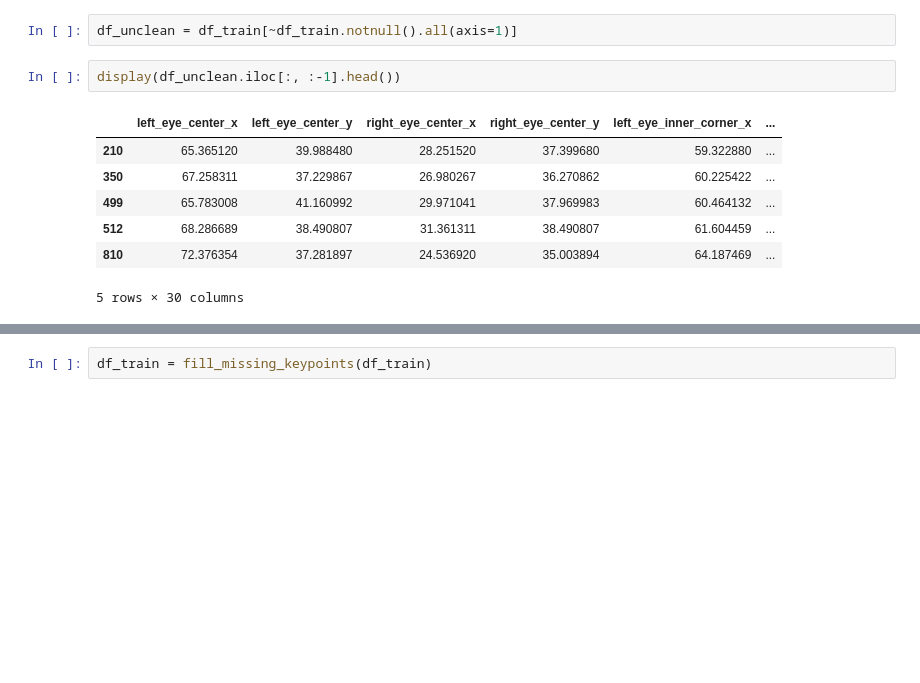
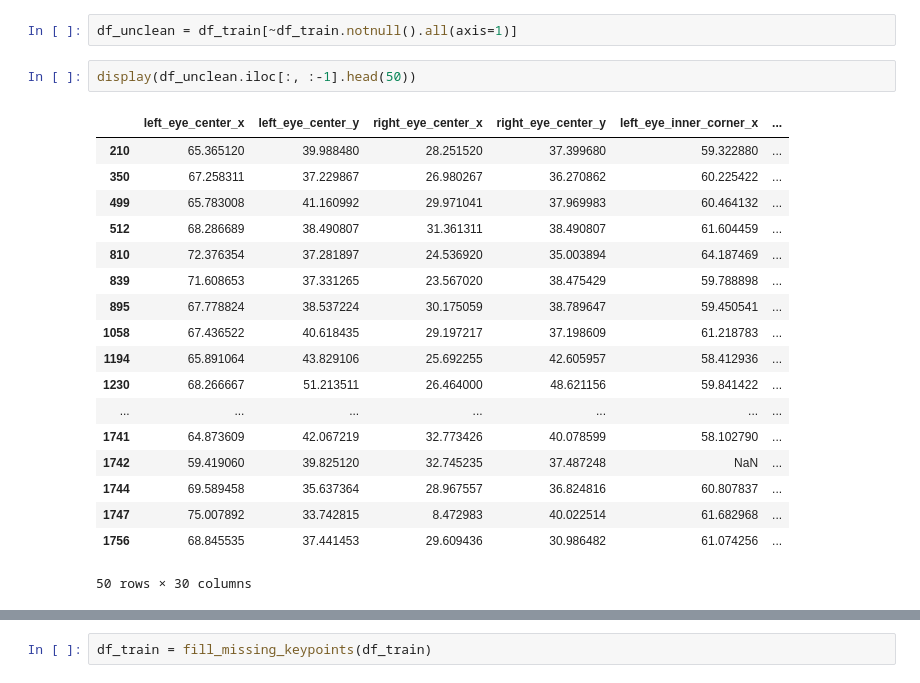
Before and after one commit to NimaNIKOOKAR/Facial-Keypoints-Detection, a Jupyter notebook: facial-detection.ipynb, the cells around one changed output, grey strips where cells are left out. Saved outputs shown, nothing was run; the diff lists cells and outputs as text; blank space fills up the shorter version.

```diff
--- a/facial-detection.ipynb
+++ b/facial-detection.ipynb
@@ -220,13 +244,24 @@ dtype: int64
 # %%
 df_unclean = df_train[~df_train.notnull().all(axis=1)]
 # %%
-display(df_unclean.iloc[:, :-1].head())
+display(df_unclean.iloc[:, :-1].head(50))
 # %% [output]
 |  | left_eye_center_x | left_eye_center_y | right_eye_center_x | right_eye_center_y | left_eye_inner_corner_x | ... |
 | 210 | 65.365120 | 39.988480 | 28.251520 | 37.399680 | 59.322880 | ... |
 | 350 | 67.258311 | 37.229867 | 26.980267 | 36.270862 | 60.225422 | ... |
 | 499 | 65.783008 | 41.160992 | 29.971041 | 37.969983 | 60.464132 | ... |
 | 512 | 68.286689 | 38.490807 | 31.361311 | 38.490807 | 61.604459 | ... |
 | 810 | 72.376354 | 37.281897 | 24.536920 | 35.003894 | 64.187469 | ... |
+| 839 | 71.608653 | 37.331265 | 23.567020 | 38.475429 | 59.788898 | ... |
+| 895 | 67.778824 | 38.537224 | 30.175059 | 38.789647 | 59.450541 | ... |
+| 1058 | 67.436522 | 40.618435 | 29.197217 | 37.198609 | 61.218783 | ... |
+| 1194 | 65.891064 | 43.829106 | 25.692255 | 42.605957 | 58.412936 | ... |
+| 1230 | 68.266667 | 51.213511 | 26.464000 | 48.621156 | 59.841422 | ... |
+| ... | ... | ... | ... | ... | ... | ... |
+| 1741 | 64.873609 | 42.067219 | 32.773426 | 40.078599 | 58.102790 | ... |
+| 1742 | 59.419060 | 39.825120 | 32.745235 | 37.487248 | NaN | ... |
+| 1744 | 69.589458 | 35.637364 | 28.967557 | 36.824816 | 60.807837 | ... |
+| 1747 | 75.007892 | 33.742815 | 8.472983 | 40.022514 | 61.682968 | ... |
+| 1756 | 68.845535 | 37.441453 | 29.609436 | 30.986482 | 61.074256 | ... |
-5 rows × 30 columns
+50 rows × 30 columns
 # %%
```
Also changed, not shown: parts of 7 cells of this notebook, 1 other file.
